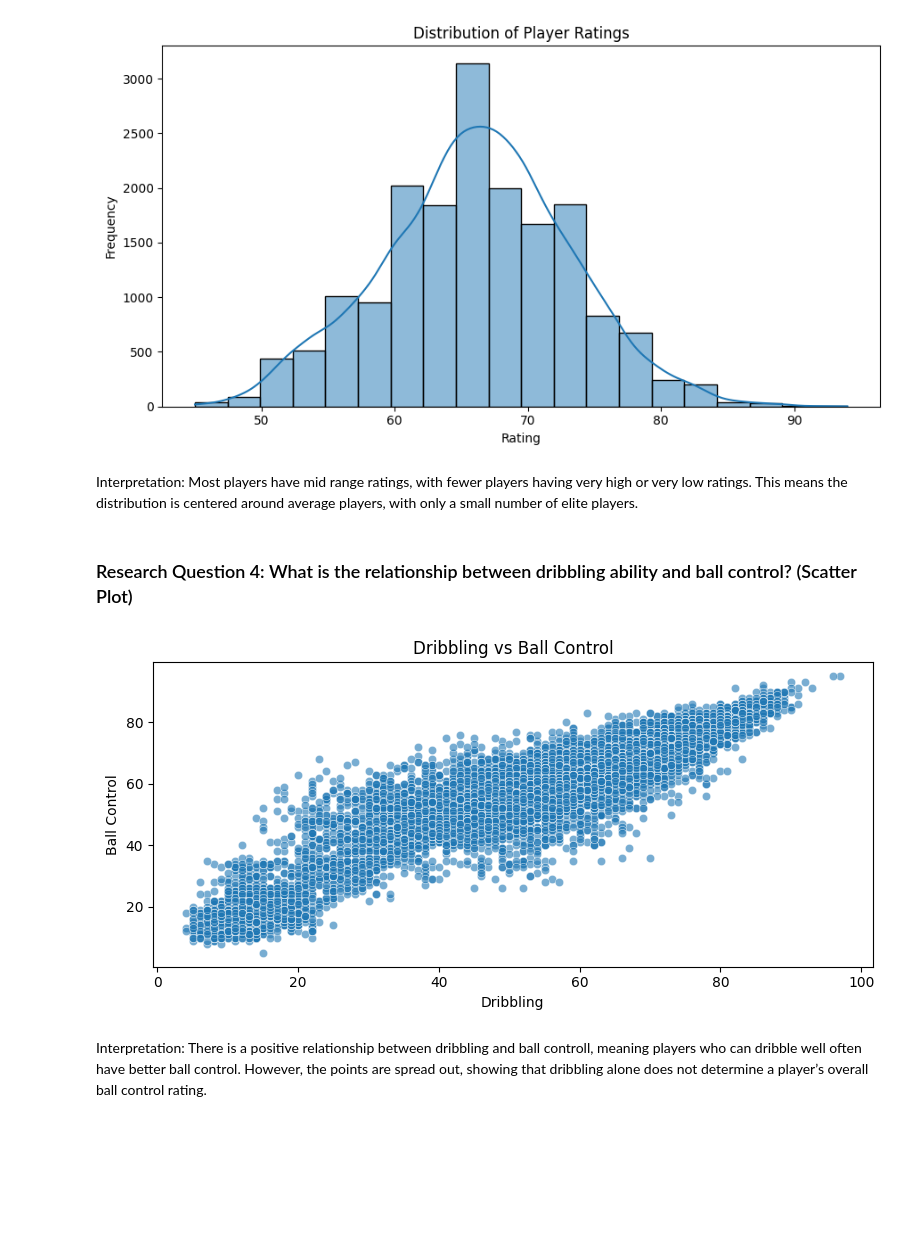
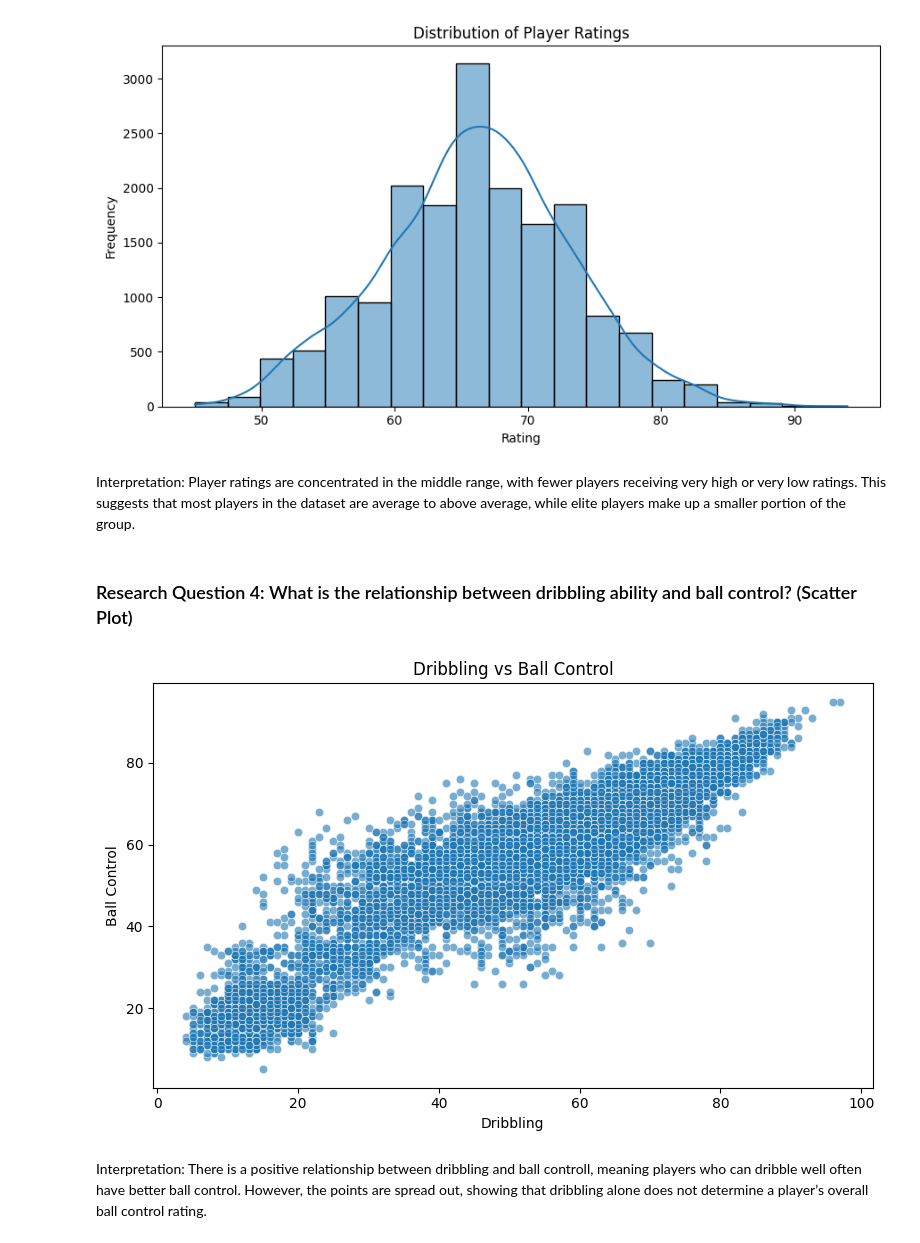
Before and after one commit to AbigailUhl/Group-24-Python-Projects, a Jupyter notebook: analysis.ipynb, the cells around one changed output. Cells and saved outputs as stored; diff of their text form; code cells hidden in the pictures; blank space fills up the shorter version.

```diff
--- a/analysis.ipynb
+++ b/analysis.ipynb
@@ -686,28 +744,28 @@ plt.show()
 # %% [output]
 [figure]
 # %% [markdown]
-Interpretation: Most players have mid range ratings, with fewer players having very high or very low ratings. This means the distribution is centered around average players, with only a small number of elite players.
+Interpretation: Player ratings are concentrated in the middle range, with fewer players receiving very high or very low ratings. This suggests that most players in the dataset are average to above average, while elite players make up a smaller portion of the group.
 # %% [markdown]
 ### Research Question 4: What is the relationship between dribbling ability and ball control? (Scatter Plot)
 # %%
-fig, ax = plt.subplots(figsize=(8, 4))
+fig, ax = plt.subplots(figsize=(8, 5))
 
 sns.scatterplot(
     data=df,
     x="Dribbling",
     y="Ball_Control",
     alpha=0.6,
     ax=ax
 )
 
 ax.set_title("Dribbling vs Ball Control")
 ax.set_xlabel("Dribbling")
 ax.set_ylabel("Ball Control")
 
 fig.tight_layout()
 fig.savefig("figures/dribbling_vs_control.png", dpi=300)
 plt.show()
 # %% [output]
-[figure, old version]
+[figure, new version]
 # %% [markdown]
 Interpretation: There is a positive relationship between dribbling and ball controll, meaning players who can dribble well often have better ball control. However, the points are spread out, showing that dribbling alone does not determine a player’s overall ball control rating.
```
Also changed, not shown: parts of 18 cells of this notebook, 5 other files.
